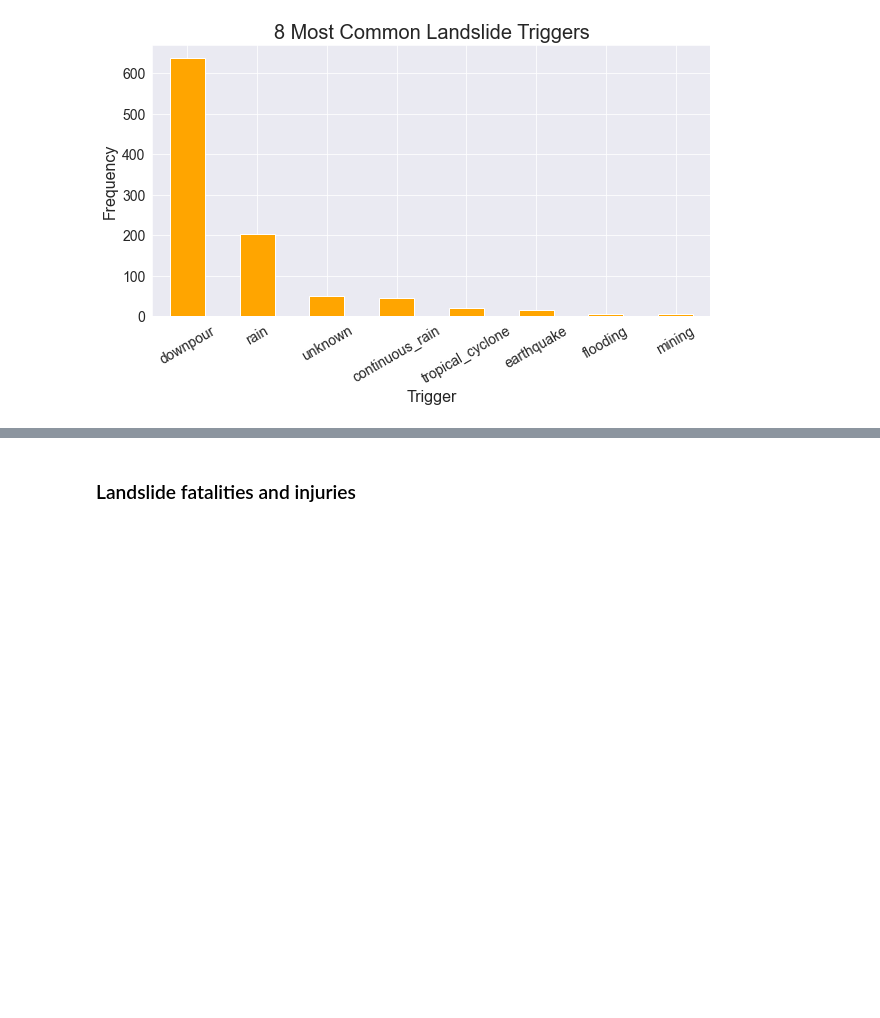
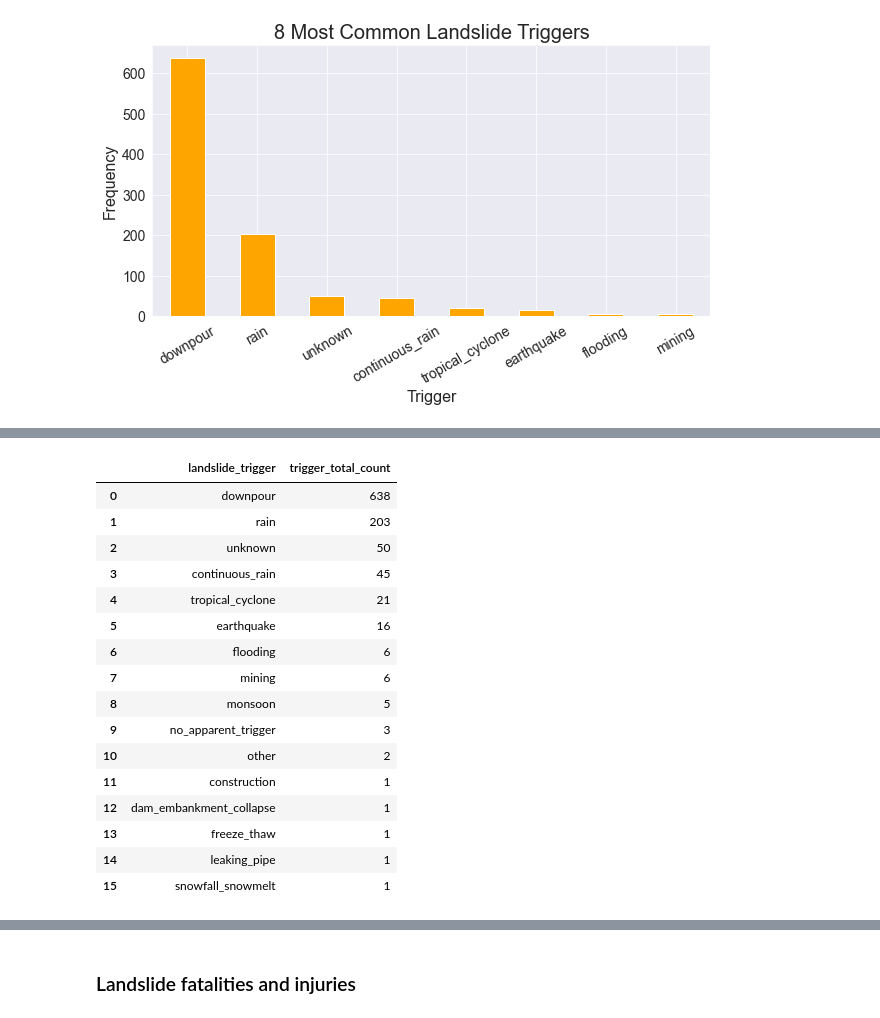
Before and after one commit to katelynnelson38/nasa_api, a Jupyter notebook: landslide_api_eda.ipynb, the cells around one changed output, grey strips where cells are left out. Cells and saved outputs as stored; diff of their text form; code cells hidden in the pictures; blank space fills up the shorter version.

```diff
--- a/landslide_api_eda.ipynb
+++ b/landslide_api_eda.ipynb
@@ -250,0 +205,23 @@ dash_bio.Clustergram(
+# %%
+test = pd.DataFrame(landslide_df.groupby('landslide_trigger')['landslide_trigger'].count().sort_values(ascending = False))
+test.rename(columns = {'landslide_trigger':'trigger_total_count'}, inplace = True)
+test = test.reset_index()
+test
+# %% [output]
+|  | landslide_trigger | trigger_total_count |
+| 0 | downpour | 638 |
+| 1 | rain | 203 |
+| 2 | unknown | 50 |
+| 3 | continuous_rain | 45 |
+| 4 | tropical_cyclone | 21 |
+| 5 | earthquake | 16 |
+| 6 | flooding | 6 |
+| 7 | mining | 6 |
+| 8 | monsoon | 5 |
+| 9 | no_apparent_trigger | 3 |
+| 10 | other | 2 |
+| 11 | construction | 1 |
+| 12 | dam_embankment_collapse | 1 |
+| 13 | freeze_thaw | 1 |
+| 14 | leaking_pipe | 1 |
+| 15 | snowfall_snowmelt | 1 |
```
Also changed, not shown: parts of 8 cells of this notebook.
